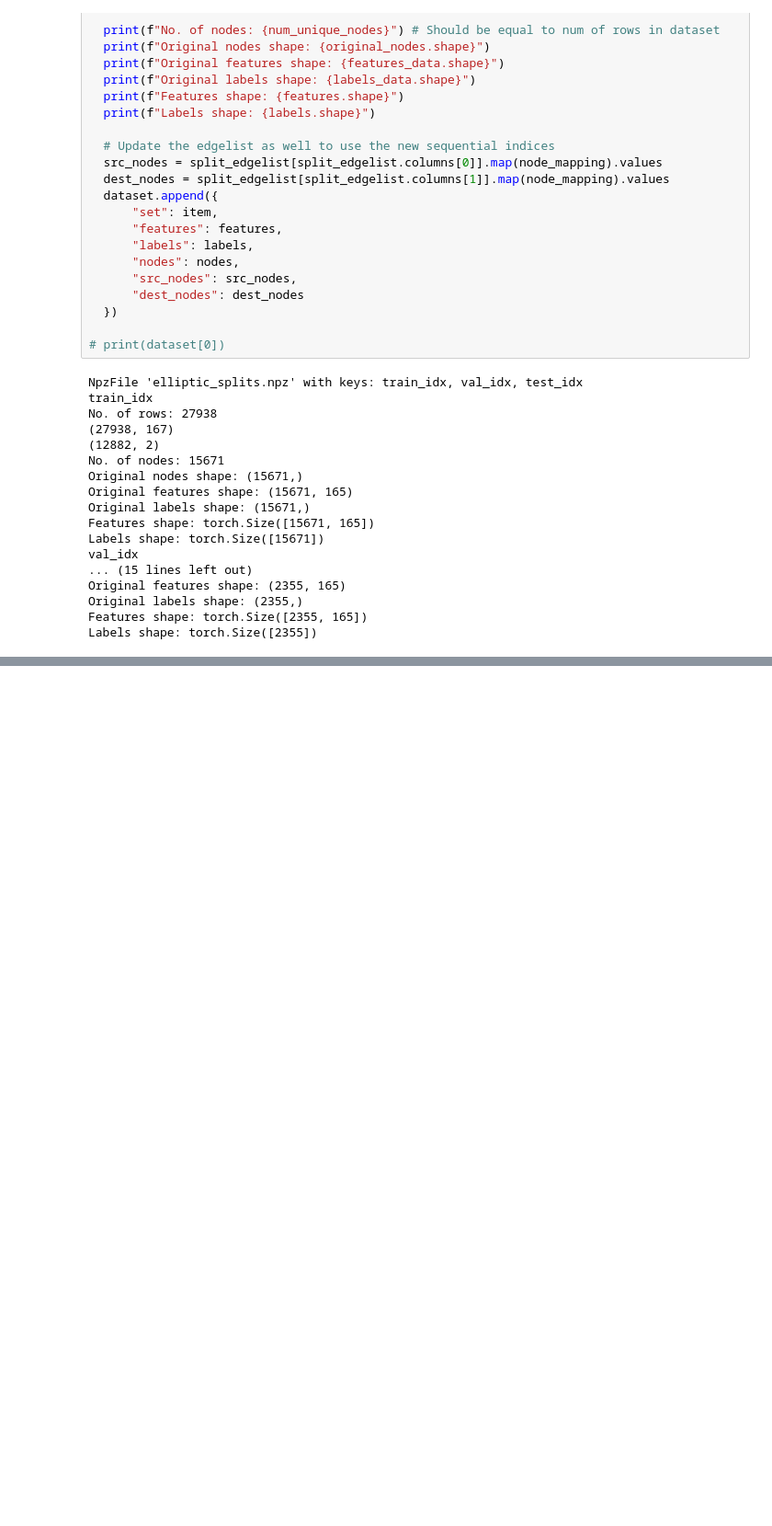
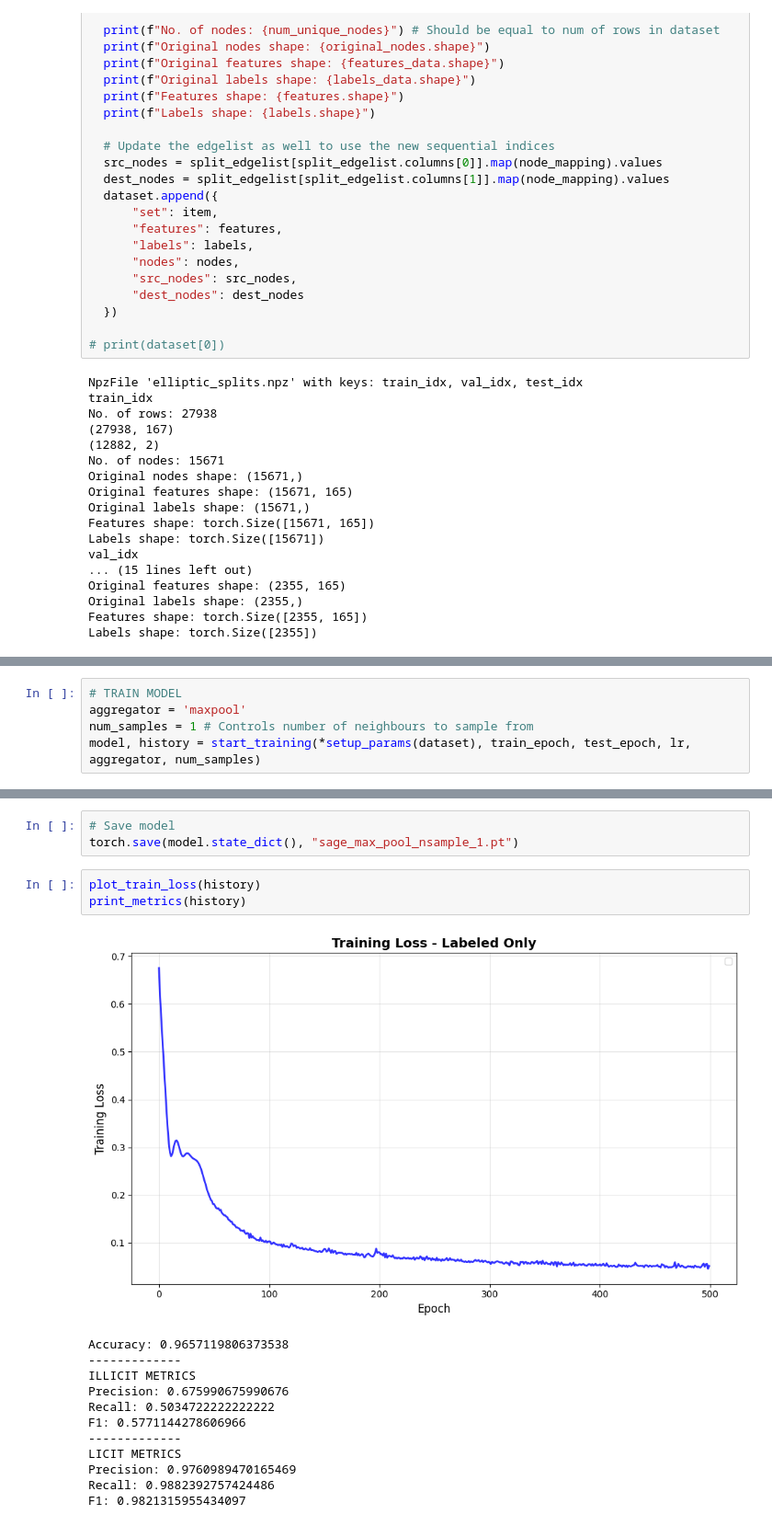
Before and after one commit to Jiazheng411/graph_elliptic_fraud_detection, a Jupyter notebook: notebooks/CS5284_Group07_GraphSAGE.ipynb, the cells around one changed output, grey strips where cells are left out. Shown: that part at 92% size. Cells and saved outputs as stored; diff of their text form; blank space fills up the shorter version.

```diff
--- a/notebooks/CS5284_Group07_GraphSAGE.ipynb
+++ b/notebooks/CS5284_Group07_GraphSAGE.ipynb
@@ -771,0 +965,5 @@ plt.show()
+# %%
+# TRAIN MODEL
+aggregator = 'maxpool'
+num_samples = 1 # Controls number of neighbours to sample from
+model, history = start_training(*setup_params(dataset), train_epoch, test_epoch, lr, aggregator, num_samples)
@@ -771,0 +988,19 @@ plt.show()
+# %%
+# Save model
+torch.save(model.state_dict(), "sage_max_pool_nsample_1.pt")
+# %%
+plot_train_loss(history)
+print_metrics(history)
+# %% [output]
+[figure, added]
+Accuracy: 0.9657119806373538
+-------------
+ILLICIT METRICS
+Precision: 0.675990675990676
+Recall: 0.5034722222222222
+F1: 0.5771144278606966
+-------------
+LICIT METRICS
+Precision: 0.9760989470165469
+Recall: 0.9882392757424486
+F1: 0.9821315955434097
```
Also changed, not shown: parts of 50 cells of this notebook.
